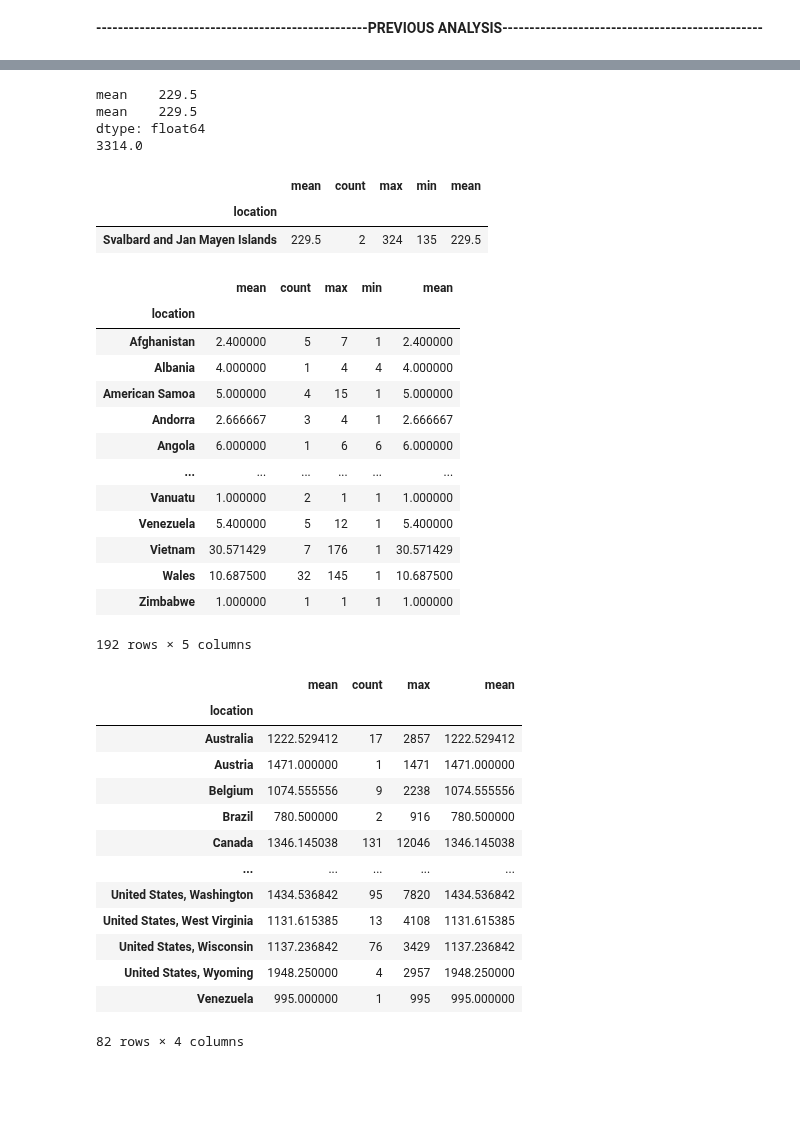
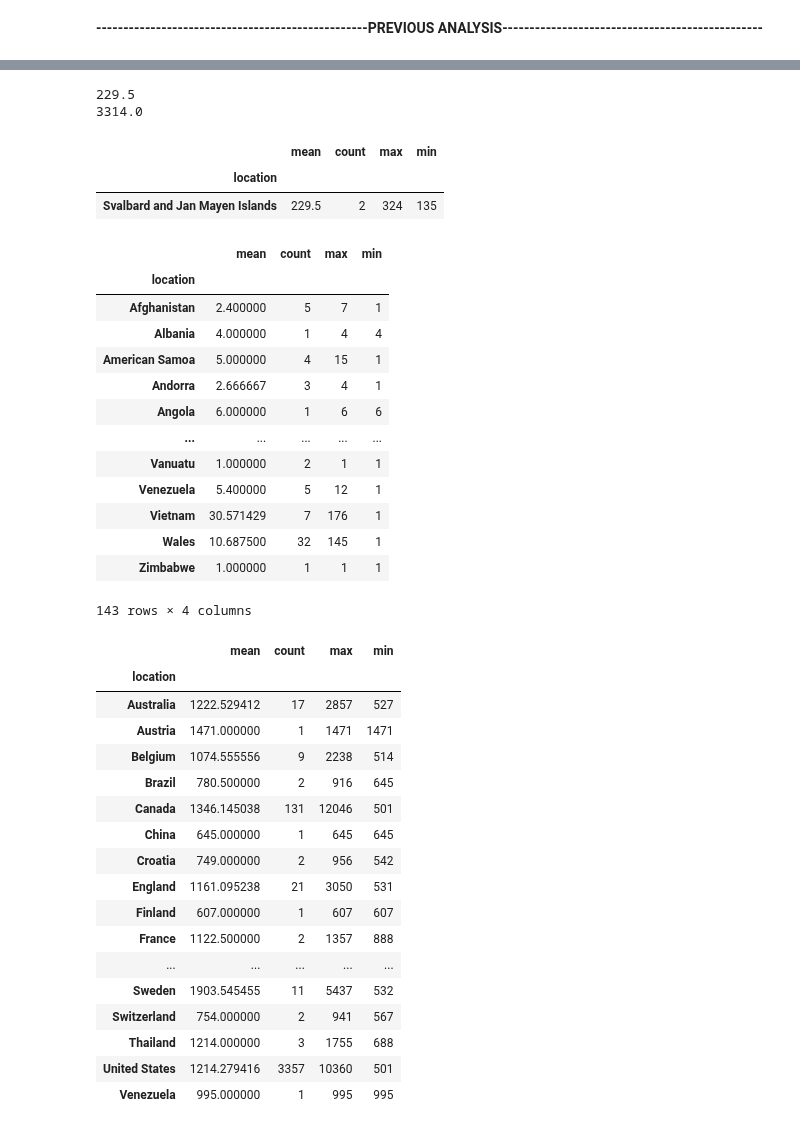
Before and after one commit to epfl-ada/ada-2023-project-remontada, a Jupyter notebook: ProjectM1.ipynb, the cells around one changed output, grey strips where cells are left out. Cells and saved outputs as stored; diff of their text form; code cells hidden in the pictures; blank space fills up the shorter version.

```diff
--- a/ProjectM1.ipynb
+++ b/ProjectM1.ipynb
@@ -97,8 +98,8 @@ breweries_MBD
 | 8280 | 1613 | United States, Florida | Panama City Brewery & Cafe | 5 | 274 | United States, Florida | Panama City Brewery | 5 | 0.422609 | 0.834015 |
 8281 rows × 10 columns
 # %%
-users_MBD = pd.read_csv(data_BA + 'users.csv')
-users_MBD
+users_MBD_original = pd.read_csv(data_BA + 'users.csv')
+users_MBD_original
 # %% [output]
 |  | nbr_ratings | nbr_reviews | user_id | user_name | joined | location |
 | 0 | 7820 | 465 | nmann08.184925 | nmann08 | 1.199704e+09 | United States, Washington |
@@ -200,5 +219,7 @@ users_RB
 # %%
 #takingMBD
+users_MBD = users_MBD_original.copy()
+users_MBD['location'] =  users_MBD['location'].str.replace(r'^United States.*', 'United States', regex=True)
 users_MBD.nbr_ratings.mean()
 country = users_MBD.groupby(['location'])['nbr_ratings'].agg(['mean','count','max','max','min'])
 country
@@ -240,56 +279,58 @@ user_pro
 3826 rows × 6 columns
 # %%
 location_pro = user_pro.groupby(['location'])['nbr_ratings'].agg(['mean','count','max','min'])
-location_novices = user_novice.groupby(['location'])['nbr_ratings'].agg(['mean','count','max','min','mean'])
+location_novices = user_novice.groupby(['location'])['nbr_ratings'].agg(['mean','count','max','min'])
 location_novices
 print(location_novices['mean'].max())
 
 #Max Mean for a country
 print(location_pro['mean'].max())
 pays_max = location_pro.query('mean == 3314.0')
 pays_max
 
 pays_min = location_novices.query('mean == 229.5')
 pays_min
 # %% [output]
-mean    229.5
-mean    229.5
-dtype: float64
+229.5
 3314.0
-|  | mean | count | max | min | mean |
-| location |  |  |  |  |  |
-| Svalbard and Jan Mayen Islands | 229.5 | 2 | 324 | 135 | 229.5 |
+|  | mean | count | max | min |
+| location |  |  |  |  |
+| Svalbard and Jan Mayen Islands | 229.5 | 2 | 324 | 135 |
 # %%
 location_novices
 # %% [output]
-|  | mean | count | max | min | mean |
-| location |  |  |  |  |  |
-| Afghanistan | 2.400000 | 5 | 7 | 1 | 2.400000 |
-| Albania | 4.000000 | 1 | 4 | 4 | 4.000000 |
-| American Samoa | 5.000000 | 4 | 15 | 1 | 5.000000 |
-| Andorra | 2.666667 | 3 | 4 | 1 | 2.666667 |
-| Angola | 6.000000 | 1 | 6 | 6 | 6.000000 |
-| ... | ... | ... | ... | ... | ... |
-| Vanuatu | 1.000000 | 2 | 1 | 1 | 1.000000 |
-| Venezuela | 5.400000 | 5 | 12 | 1 | 5.400000 |
-| Vietnam | 30.571429 | 7 | 176 | 1 | 30.571429 |
-| Wales | 10.687500 | 32 | 145 | 1 | 10.687500 |
-| Zimbabwe | 1.000000 | 1 | 1 | 1 | 1.000000 |
+|  | mean | count | max | min |
+| location |  |  |  |  |
+| Afghanistan | 2.400000 | 5 | 7 | 1 |
+| Albania | 4.000000 | 1 | 4 | 4 |
+| American Samoa | 5.000000 | 4 | 15 | 1 |
+| Andorra | 2.666667 | 3 | 4 | 1 |
+| Angola | 6.000000 | 1 | 6 | 6 |
+| ... | ... | ... | ... | ... |
+| Vanuatu | 1.000000 | 2 | 1 | 1 |
+| Venezuela | 5.400000 | 5 | 12 | 1 |
+| Vietnam | 30.571429 | 7 | 176 | 1 |
+| Wales | 10.687500 | 32 | 145 | 1 |
+| Zimbabwe | 1.000000 | 1 | 1 | 1 |
-192 rows × 5 columns
+143 rows × 4 columns
 # %%
 location_pro
 # %% [output]
-|  | mean | count | max | mean |
+|  | mean | count | max | min |
 | location |  |  |  |  |
-| Australia | 1222.529412 | 17 | 2857 | 1222.529412 |
-| Austria | 1471.000000 | 1 | 1471 | 1471.000000 |
-| Belgium | 1074.555556 | 9 | 2238 | 1074.555556 |
-| Brazil | 780.500000 | 2 | 916 | 780.500000 |
-| Canada | 1346.145038 | 131 | 12046 | 1346.145038 |
+| Australia | 1222.529412 | 17 | 2857 | 527 |
+| Austria | 1471.000000 | 1 | 1471 | 1471 |
+| Belgium | 1074.555556 | 9 | 2238 | 514 |
+| Brazil | 780.500000 | 2 | 916 | 645 |
+| Canada | 1346.145038 | 131 | 12046 | 501 |
+| China | 645.000000 | 1 | 645 | 645 |
+| Croatia | 749.000000 | 2 | 956 | 542 |
+| England | 1161.095238 | 21 | 3050 | 531 |
+| Finland | 607.000000 | 1 | 607 | 607 |
+| France | 1122.500000 | 2 | 1357 | 888 |
 | ... | ... | ... | ... | ... |
-| United States, Washington | 1434.536842 | 95 | 7820 | 1434.536842 |
-| United States, West Virginia | 1131.615385 | 13 | 4108 | 1131.615385 |
-| United States, Wisconsin | 1137.236842 | 76 | 3429 | 1137.236842 |
-| United States, Wyoming | 1948.250000 | 4 | 2957 | 1948.250000 |
-| Venezuela | 995.000000 | 1 | 995 | 995.000000 |
+| Sweden | 1903.545455 | 11 | 5437 | 532 |
+| Switzerland | 754.000000 | 2 | 941 | 567 |
+| Thailand | 1214.000000 | 3 | 1755 | 688 |
+| United States | 1214.279416 | 3357 | 10360 | 501 |
+| Venezuela | 995.000000 | 1 | 995 | 995 |
-82 rows × 4 columns
```
Also changed, not shown: parts of 17 cells of this notebook.
